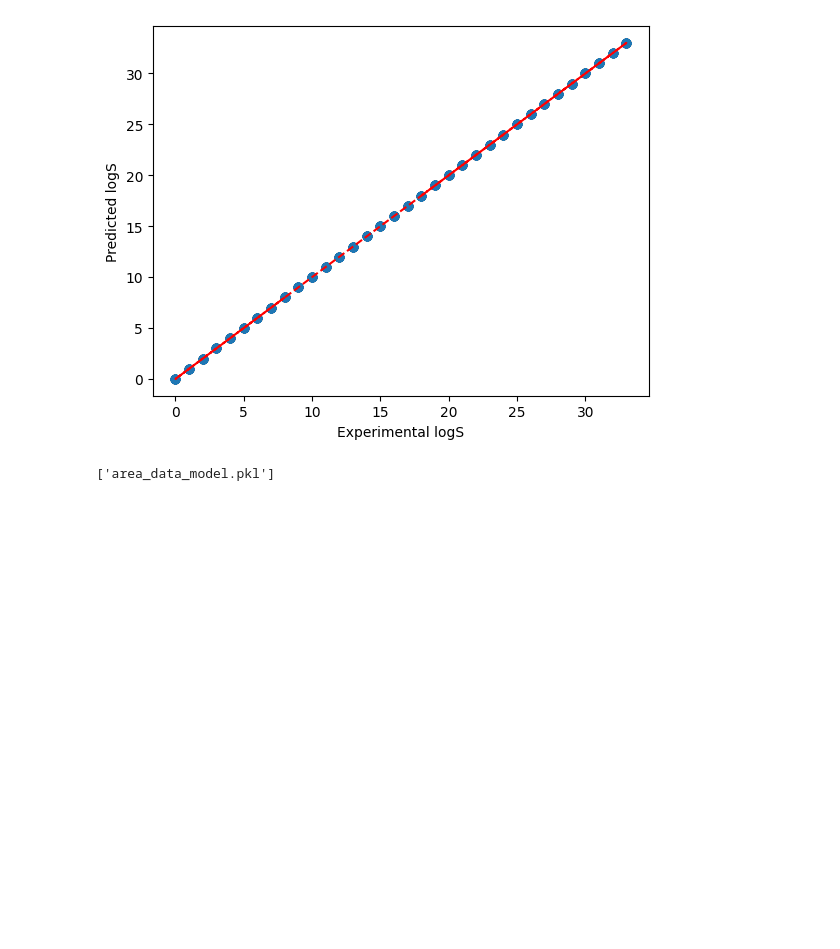
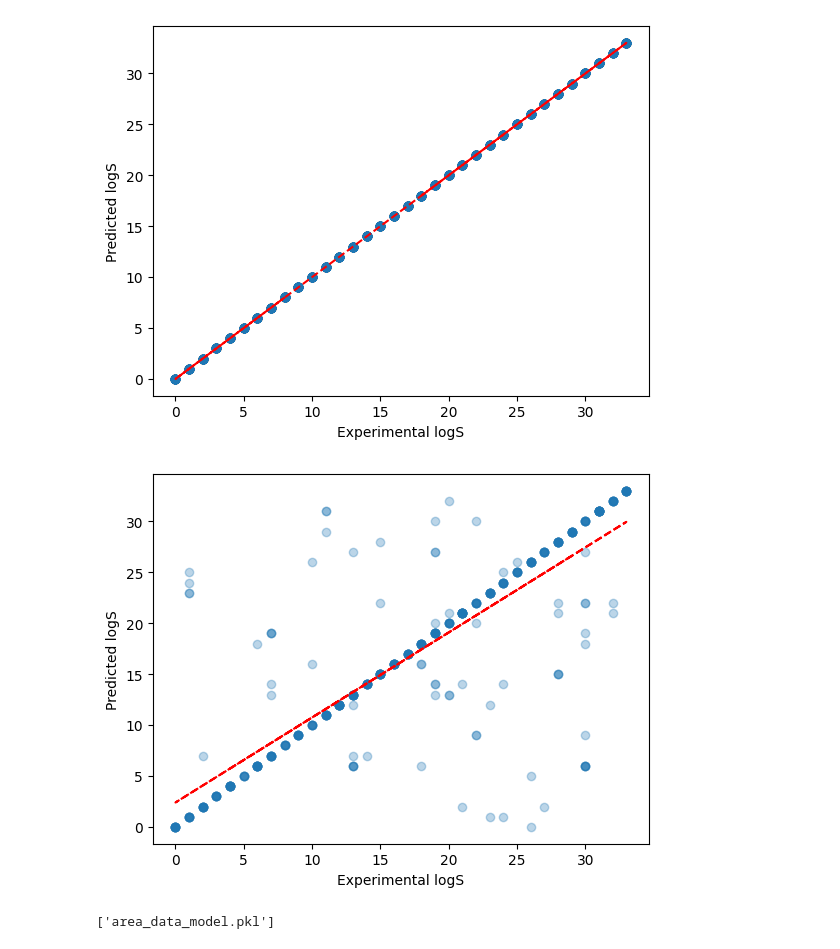
Before and after one commit to hamzaabialal/data, a Jupyter notebook: Crop_Prediction.ipynb, the cells around one changed output. Saved outputs shown, nothing was run; the diff lists cells and outputs as text; code cells hidden in the pictures; blank space fills up the shorter version.

```diff
--- a/Crop_Prediction.ipynb
+++ b/Crop_Prediction.ipynb
@@ -315,6 +317,18 @@ plt.ylabel("Predicted logS")
 plt.show()
 # %% [output]
 [figure]
+# %%
+import matplotlib.pyplot as plt
+import numpy as np
+z=np.polyfit(y_test, y_lr_area_data_test_pred, 1)
+p=np.poly1d(z)
+plt.plot(y_test,p(y_test),"r--")
+plt.scatter(y_test, y_lr_area_data_test_pred, alpha=0.3)
+plt.xlabel("Experimental logS")
+plt.ylabel("Predicted logS")
+plt.show()
+# %% [output]
+[figure, added]
 # %%
 import joblib
 joblib.dump(clf, 'area_data_model.pkl')
```
Also changed, not shown: parts of 16 cells of this notebook.
